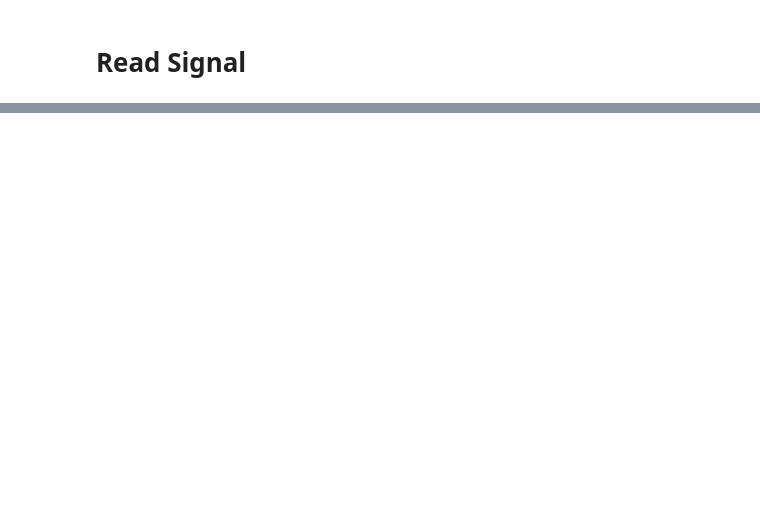
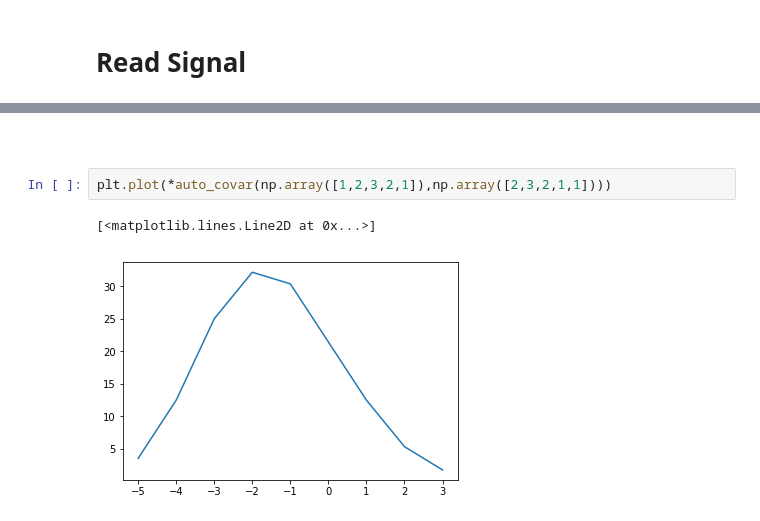
Before and after one commit to PPierzc/PracowniaEEG, a Jupyter notebook: autocorrelate/Cw1.ipynb, the cells around one changed output, grey strips where cells are left out. Cells and saved outputs as stored; diff of their text form; blank space fills up the shorter version.

```diff
--- a/autocorrelate/Cw1.ipynb
+++ b/autocorrelate/Cw1.ipynb
@@ -150,0 +279,7 @@ plt.show()
+# %% [markdown]
+#
+# %%
+plt.plot(*auto_covar(np.array([1,2,3,2,1]),np.array([2,3,2,1,1])))
+# %% [output]
+[<matplotlib.lines.Line2D at 0x...>]
+[figure, added]
```
Also changed, not shown: parts of 21 cells of this notebook.
